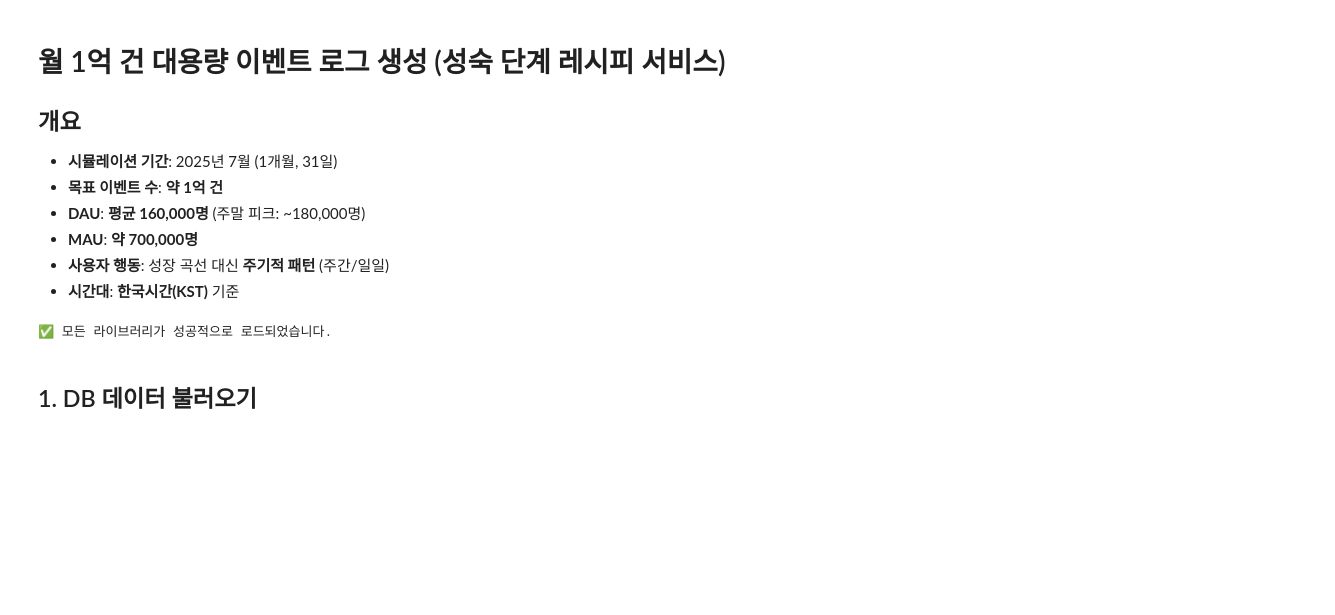
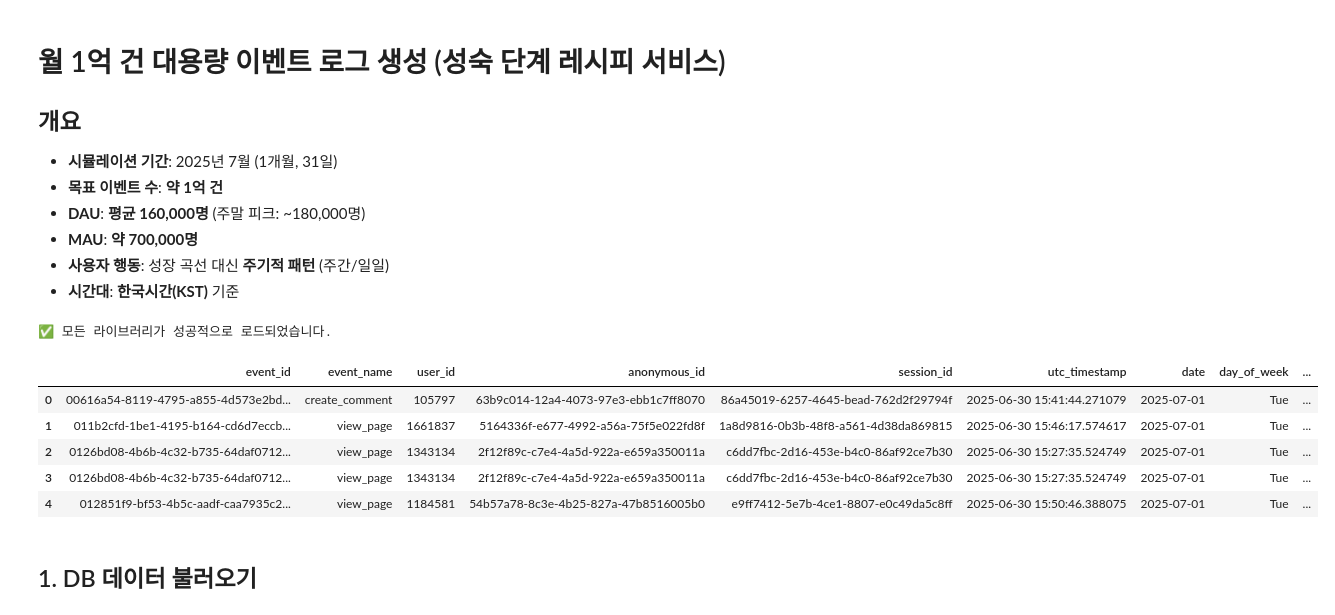
Before and after one commit to Reciping/reciping-data-pipeline, a Jupyter notebook: create_log_data - 복사본.ipynb, the cells around one changed output. Saved outputs shown, nothing was run; the diff lists cells and outputs as text; code cells hidden in the pictures; blank space fills up the shorter version.

```diff
--- a/create_log_data - 복사본.ipynb
+++ b/create_log_data - 복사본.ipynb
@@ -46,6 +46,21 @@ pd.set_option('display.max_columns', None)
 print("✅ 모든 라이브러리가 성공적으로 로드되었습니다.")
 # %% [output]
 ✅ 모든 라이브러리가 성공적으로 로드되었습니다.
+# %%
+# asw = pd.read_parquet("C:/Users/aryij/Downloads/part-00000-72767016-43fa-452f-a7ee-4578df6706af.c000.snappy.parquet")
+# asw = pd.read_parquet("C:/Users/aryij/Downloads/part-00000-f813b124-acc7-45b9-9040-35317e37ab1f.c000.snappy.parquet")
+# asw = pd.read_parquet("C:/Users/aryij/Downloads/part-00000-02f73822-3b44-49d0-98f6-1cc9e5e5c23c.c000.snappy.parquet")
+# asw = pd.read_parquet("C:/Users/aryij/Downloads/part-00000-8f939a54-78a6-473e-9357-3752395e7daa.c000.snappy.parquet")
+asw = pd.read_parquet("C:/Users/aryij/Downloads/part-00000-89f5e550-21f4-46f9-ad35-91aaf487e4ec.c000.snappy.parquet")
+# %%
+asw.head(5)
+# %% [output]
+|  | event_id | event_name | user_id | anonymous_id | session_id | utc_timestamp | date | day_of_week | ... |
+| 0 | 00616a54-8119-4795-a855-4d573e2bd... | create_comment | 105797 | 63b9c014-12a4-4073-97e3-ebb1c7ff8070 | 86a45019-6257-4645-bead-762d2f29794f | 2025-06-30 15:41:44.271079 | 2025-07-01 | Tue | ... |
+| 1 | 011b2cfd-1be1-4195-b164-cd6d7eccb... | view_page | 1661837 | 5164336f-e677-4992-a56a-75f5e022fd8f | 1a8d9816-0b3b-48f8-a561-4d38da869815 | 2025-06-30 15:46:17.574617 | 2025-07-01 | Tue | ... |
+| 2 | 0126bd08-4b6b-4c32-b735-64daf0712... | view_page | 1343134 | 2f12f89c-c7e4-4a5d-922a-e659a350011a | c6dd7fbc-2d16-453e-b4c0-86af92ce7b30 | 2025-06-30 15:27:35.524749 | 2025-07-01 | Tue | ... |
+| 3 | 0126bd08-4b6b-4c32-b735-64daf0712... | view_page | 1343134 | 2f12f89c-c7e4-4a5d-922a-e659a350011a | c6dd7fbc-2d16-453e-b4c0-86af92ce7b30 | 2025-06-30 15:27:35.524749 | 2025-07-01 | Tue | ... |
+| 4 | 012851f9-bf53-4b5c-aadf-caa7935c2... | view_page | 1184581 | 54b57a78-8c3e-4b25-827a-47b8516005b0 | e9ff7412-5e7b-4ce1-8807-e0c49da5c8ff | 2025-06-30 15:50:46.388075 | 2025-07-01 | Tue | ... |
 # %% [markdown]
 ## 1. DB 데이터 불러오기
 # %%
```
Also changed, not shown: parts of 3 cells of this notebook, 25 other files.
